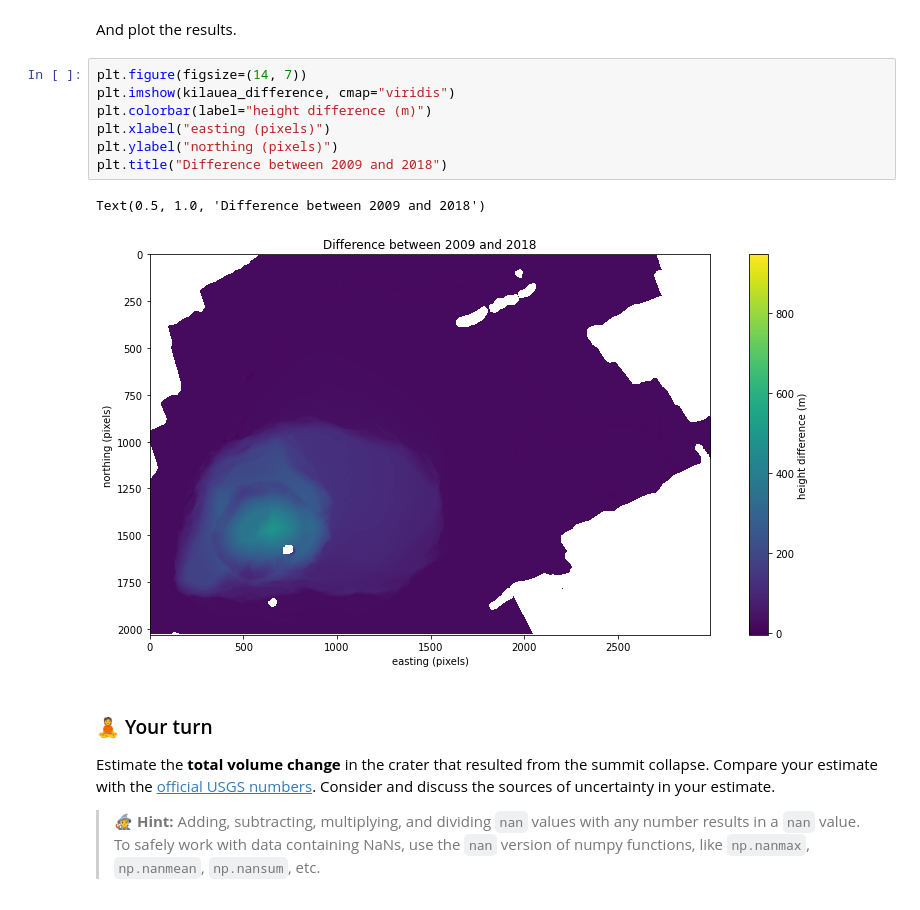
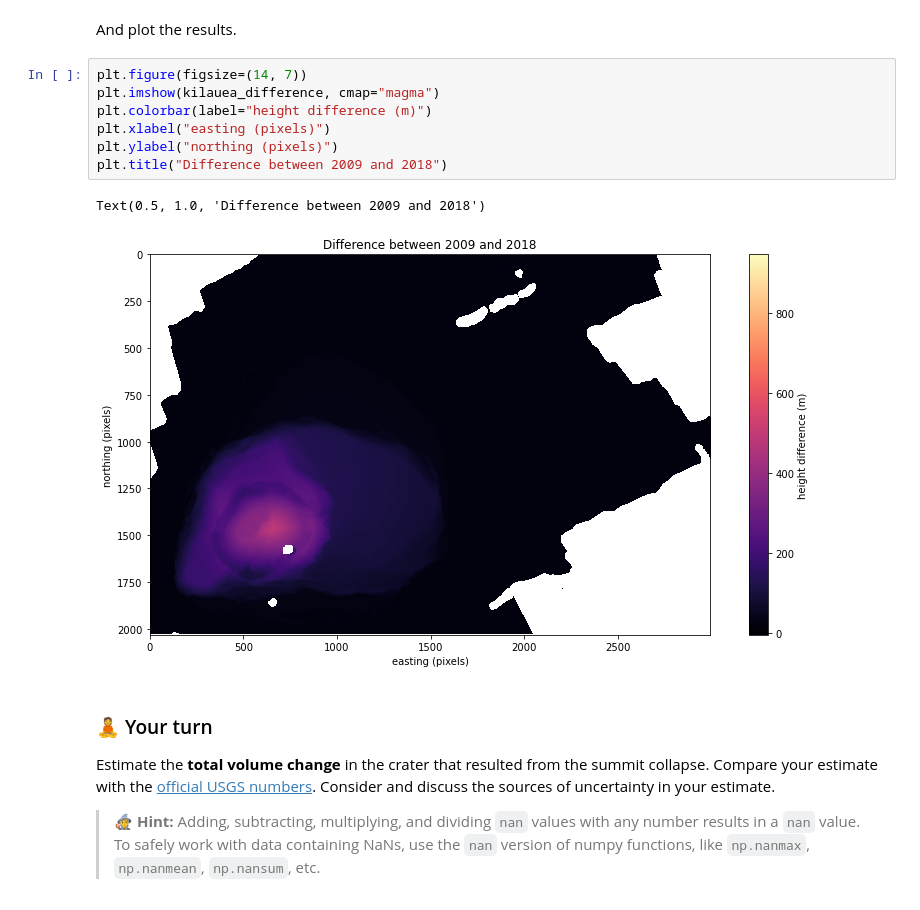
Before and after one commit to leouieda/remote-sensing, a Jupyter notebook: practicals/practical3.ipynb, the cells around one changed output. Cells and saved outputs as stored; diff of their text form.

```diff
--- a/practicals/practical3.ipynb
+++ b/practicals/practical3.ipynb
@@ -253,14 +253,14 @@ array([[      nan,       nan,       nan, ...,       nan,       nan,
 And plot the results.
 # %%
 plt.figure(figsize=(14, 7))
-plt.imshow(kilauea_difference, cmap="viridis")
+plt.imshow(kilauea_difference, cmap="magma")
 plt.colorbar(label="height difference (m)")
 plt.xlabel("easting (pixels)")
 plt.ylabel("northing (pixels)")
 plt.title("Difference between 2009 and 2018")
 # %% [output]
 Text(0.5, 1.0, 'Difference between 2009 and 2018')
-[figure, old version]
+[figure, new version]
 # %% [markdown]
 ### 🧘 Your turn
 
```
Also changed, not shown: parts of 7 cells of this notebook.
